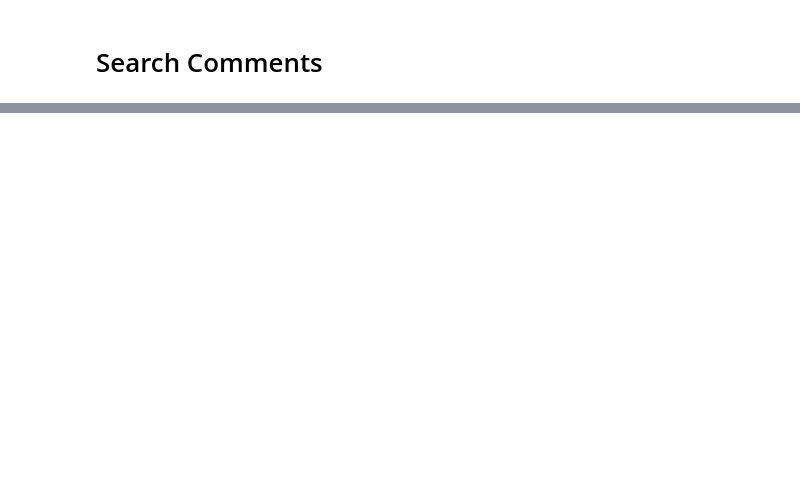
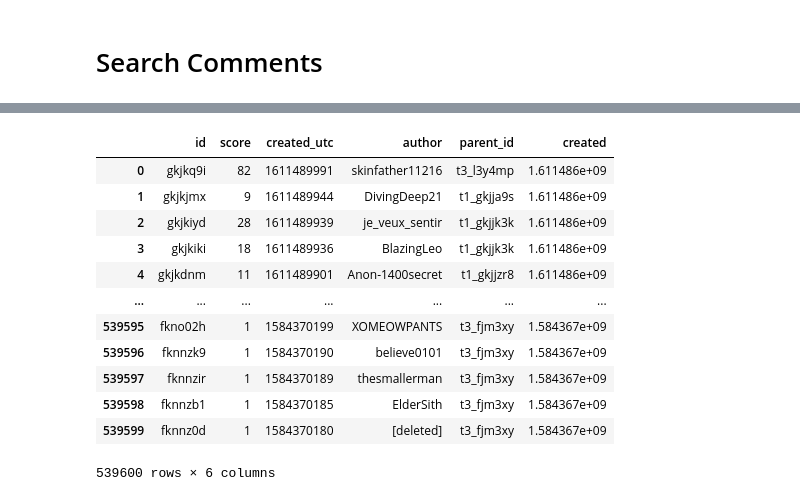
Before and after one commit to wdmdev/comsocsci2021, a Jupyter notebook: lectures/part3_solution.ipynb, the cells around one changed output, grey strips where cells are left out. Saved outputs shown, nothing was run; the diff lists cells and outputs as text; code cells hidden in the pictures; blank space fills up the shorter version.

```diff
--- a/lectures/part3_solution.ipynb
+++ b/lectures/part3_solution.ipynb
@@ -83,0 +108,2 @@ comment_results[0].d_
+# %%
+comment_test = pd.read_csv('wallstreetbets_sub_comments.csv')
@@ -83,0 +114,16 @@ comment_results[0].d_
+# %%
+comment_test
+# %% [output]
+|  | id | score | created_utc | author | parent_id | created |
+| 0 | gkjkq9i | 82 | 1611489991 | skinfather11216 | t3_l3y4mp | 1.611486e+09 |
+| 1 | gkjkjmx | 9 | 1611489944 | DivingDeep21 | t1_gkjja9s | 1.611486e+09 |
+| 2 | gkjkiyd | 28 | 1611489939 | je_veux_sentir | t1_gkjjk3k | 1.611486e+09 |
+| 3 | gkjkiki | 18 | 1611489936 | BlazingLeo | t1_gkjjk3k | 1.611486e+09 |
+| 4 | gkjkdnm | 11 | 1611489901 | Anon-1400secret | t1_gkjjzr8 | 1.611486e+09 |
+| ... | ... | ... | ... | ... | ... | ... |
+| 539595 | fkno02h | 1 | 1584370199 | XOMEOWPANTS | t3_fjm3xy | 1.584367e+09 |
+| 539596 | fknnzk9 | 1 | 1584370190 | believe0101 | t3_fjm3xy | 1.584367e+09 |
+| 539597 | fknnzir | 1 | 1584370189 | thesmallerman | t3_fjm3xy | 1.584367e+09 |
+| 539598 | fknnzb1 | 1 | 1584370185 | ElderSith | t3_fjm3xy | 1.584367e+09 |
+| 539599 | fknnz0d | 1 | 1584370180 | [deleted] | t3_fjm3xy | 1.584367e+09 |
+539600 rows × 6 columns
```
Also changed, not shown: parts of 20 cells of this notebook, 10 other files.
